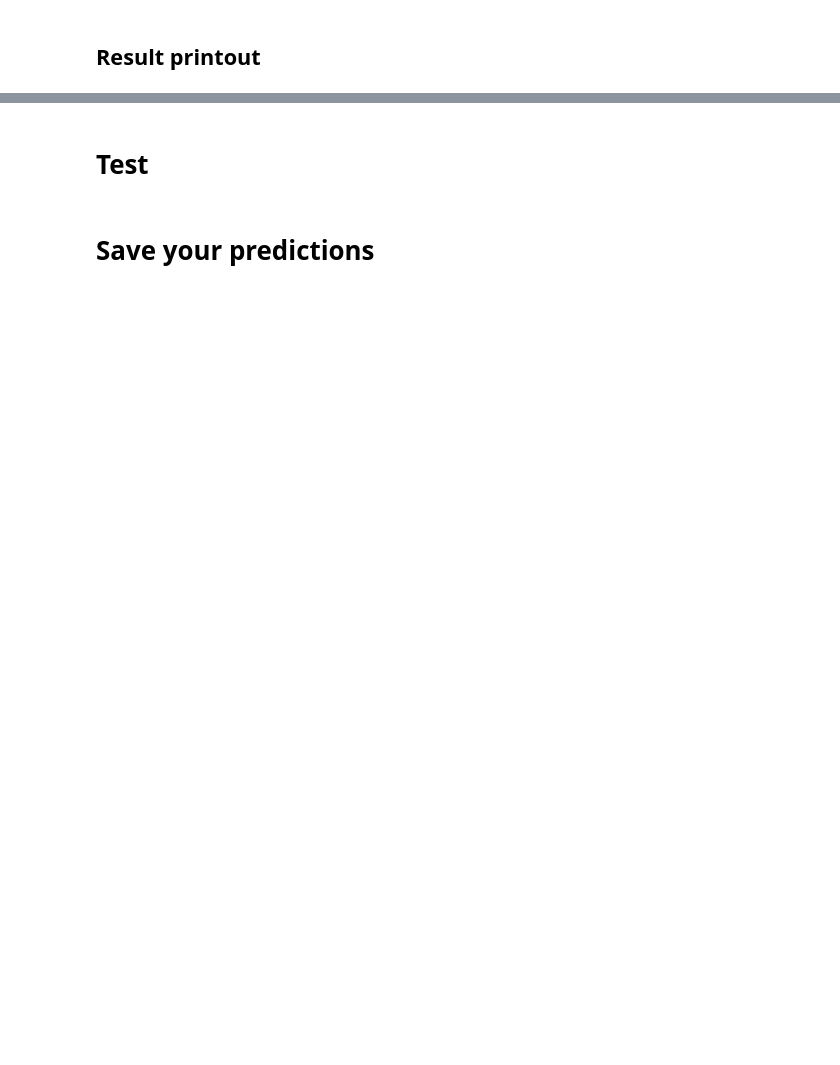
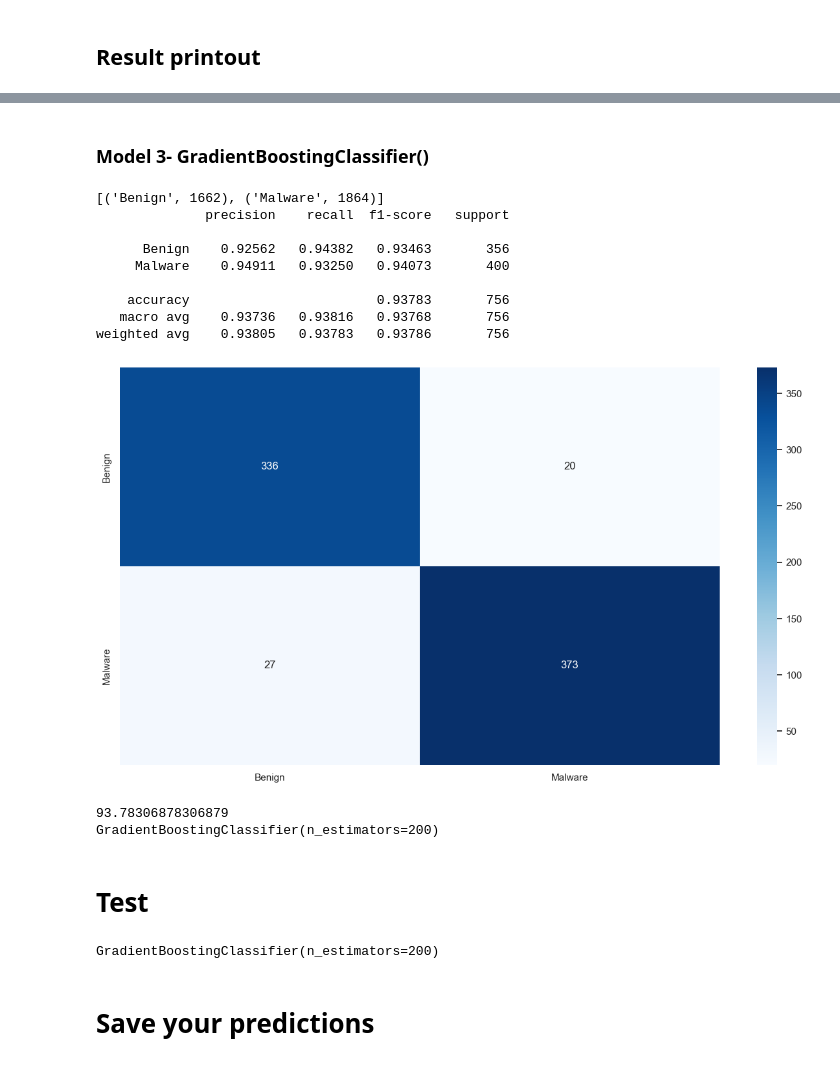
Before and after one commit to RazElbaz/API_security_challenge, a Jupyter notebook: model_dataset_1_label.ipynb, the cells around one changed output, grey strips where cells are left out. Drawn from its saved outputs; the diff is of its cells as text; code cells hidden in the pictures; blank space fills up the shorter version.

```diff
--- a/model_dataset_1_label.ipynb
+++ b/model_dataset_1_label.ipynb
@@ -284,3 +322,52 @@ weighted avg    0.92105   0.92063   0.92068       756
+# %% [markdown]
+### Model 3- GradientBoostingClassifier()
+# %%
+# https://scikit-learn.org/stable/modules/generated/sklearn.ensemble.GradientBoostingClassifier.html
+from sklearn.ensemble import GradientBoostingClassifier
+# We choose our model of choice and set it's hyper parameters you can change anything
+gbc = GradientBoostingClassifier()
+
+parameters = {"n_estimators": [100,200,300,400]
+             }
+
+# GridSearchCV is a technique for finding the optimal parameter values from a given set of parameters in a grid
+gbc = GridSearchCV(gbc, parameters)
+# Train Model
+gbc.fit(X_train, y_train)
+
+# # Check data balance and variety
+print(sorted(Counter(y_train).items()))
+gbc = gbc.best_estimator_
+ResultPrintout(gbc)
+# %% [output]
+[('Benign', 1662), ('Malware', 1864)]
+              precision    recall  f1-score   support
+
+      Benign    0.92562   0.94382   0.93463       356
+     Malware    0.94911   0.93250   0.94073       400
+
+    accuracy                        0.93783       756
+   macro avg    0.93736   0.93816   0.93768       756
+weighted avg    0.93805   0.93783   0.93786       756
+[figure, added]
+# %%
+# https://scikit-learn.org/stable/modules/generated/sklearn.metrics.accuracy_score.html
+from sklearn.metrics import accuracy_score
+best=0
+m=None
+models={clf,dtc,gbc}
+for i in models:
+    sns.set(rc={'figure.figsize':(15,8)})
+    predictions = i.predict(X_test)
+    true_labels = y_test
+    if accuracy_score(true_labels, predictions)*100 > best:
+        best=accuracy_score(true_labels, predictions)*100
+        m=i
+print(best)
+print(m)
+# %% [output]
+93.78306878306879
+GradientBoostingClassifier(n_estimators=200)
 # %% [markdown]
 # Test
 # %%
@@ -299,7 +386,10 @@ test_df = vectorize_df(test_df)
 
 # Predict with your model
 X = test_df[features_list].to_numpy()
-predictions = clf.predict(X)
+predictions = m.predict(X)
+print(m)
+# %% [output]
+GradientBoostingClassifier(n_estimators=200)
 # %% [markdown]
 # Save your predictions
 # %%
```
Also changed, not shown: parts of 6 cells of this notebook, 1 other file.
